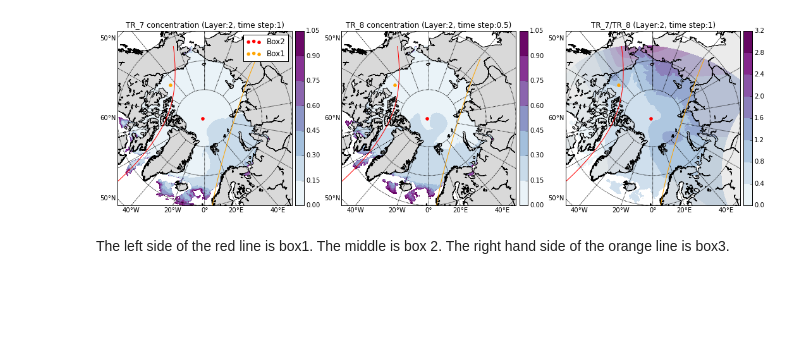
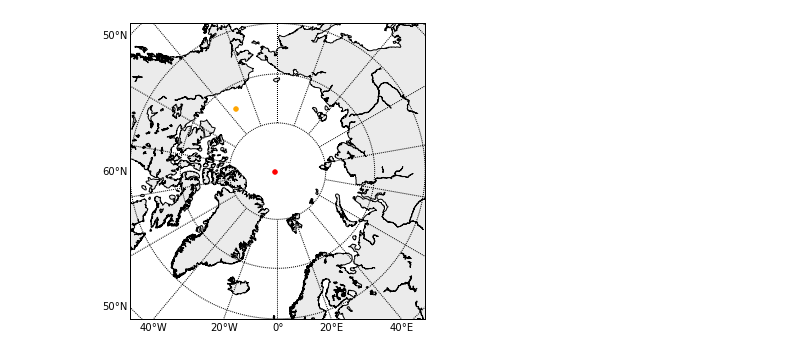
Before and after one commit to xiaoxiny/assignment, a Jupyter notebook: Horizontal-profile(ANHA_ini. cond.).ipynb, the cells around one changed output. Cells and saved outputs as stored; diff of their text form; code cells hidden in the pictures; blank space fills up the shorter version.

```diff
--- a/Horizontal-profile(ANHA_ini. cond.).ipynb
+++ b/Horizontal-profile(ANHA_ini. cond.).ipynb
@@ -12,8 +12,7 @@ import types
 from mpl_toolkits.basemap import cm,addcyclic,Basemap, shiftgrid
 % matplotlib inline
 
-
-nc_filename=glob.glob('/ocean/xiaoxiny/research/result_jasper/*_ptrc_T*.nc')
+nc_filename=glob.glob('*_ptrc_T*.nc')
 print("found *.nc file: \n{}".format(nc_filename))
 # %% [output]
 found *.nc file:
@@ -34,4 +20,6 @@ OrderedDict([(u'nav_lon', <netCDF4.Variable at 0x...>),
 # %%
+ptrc=nc.Dataset(nc_filename[2])
+print 'filename:%s'%nc_filename[2]
 nav_lon=ptrc.variables['nav_lon'][:]
 nav_lat=ptrc.variables['nav_lat'][:]
 TR_7=ptrc.variables['TR_7'][:]
@@ -40,19 +28,9 @@ TR_8=ptrc.variables['TR_8'][:]
 TR_7=np.ma.masked_where(TR_7<= 0, TR_7)
 TR_8=np.ma.masked_where(TR_8<= 0, TR_8)
 TR_9=np.ma.masked_where(TR_9<= 0, TR_9)
-TR_7=np.ma.masked_where(TR_7>= 1, TR_7)
-TR_8=np.ma.masked_where(TR_8>= 1, TR_8)
-TR_9=np.ma.masked_where(TR_9>= 1, TR_9)
 TR_7=np.ma.masked_where(np.isnan(TR_7),TR_7)
 TR_8=np.ma.masked_where(np.isnan(TR_8),TR_8)
 TR_9=np.ma.masked_where(np.isnan(TR_9),TR_9)
-#ice=ptrc.variables['ice_cover'][:]
-#u=ptrc.variables['uoce'][:]
-#v=ptrc.variables['voce'][:]
-#w=ptrc.variables['woce'][:]
-
-lonlim=[-180, 180]
-latlim=[-78, 89]
-print TR_7.shape
-print nav_lat.shape
+print TR_7[2,2,:,:].max()
+print TR_7[2,2,:,:].min()
 # %% [output]
@@ -81,81 +171,32 @@ masked_array(data =
 # %%
 fig = plt.figure(figsize=(18,15))
 ax = fig.add_subplot(133)
 # Some 2D arrays to plot (time,x,y)
 data=TR_7#/1e6
 data2=TR_8#/1e6
 i=0
-layer=2
+layer=25
 
 #mask data in fram strait
 #for k in range(len(nav_lon[:,0])):
 #    for j in range(len(nav_lon[0,:])):
 #        if (nav_lon[k,j]<=0) and (nav_lon[k,j]>=-20):
 #            data2[i,layer,k,j]=np.ma.masked
 #        if (nav_lon[k,j]>=0) and (nav_lon[k,j]<=20):
 #            data2[i,layer,k,j]=np.ma.masked
 #        if (nav_lon[k,j]<=0) and (nav_lon[k,j]>=-20):
 #            data[i,layer,k,j]=np.ma.masked
 #        if (nav_lon[k,j]>=0) and (nav_lon[k,j]<=20):
 #            data[i,layer,k,j]=np.ma.masked
 
 m = Basemap(projection='npstere',boundinglat=60,lon_0=-0,resolution='l')
 m.drawcoastlines()
 m.fillcontinents(color = '0.85',alpha=0.5)
 m.drawparallels(np.arange(-80.,81.,10.),labels=[1, 0, 0, 0])
 m.drawmeridians(np.arange(-180.,181.,20.),labels=[0, 0, 0, 1])
 x, y = m(nav_lon, nav_lat)
-cs=m.contourf(x,y,data[i,layer,:,:]/data2[i,layer,:,:],cmap=plt.cm.BuPu)
-plt.title('TR_7/TR_8 (Layer:%s, time step:%s)'%(layer,i+1))
-m.scatter(x[600,300],y[600,300],color='red',label='Box2')
-m.plot(x[:,183],y[:,183],color='red')
-m.plot(x[:,396],y[:,396],color='orange')
-m.scatter(x[685,170],y[685,170],color='orange',label='Box1')
-cbar = m.colorbar(cs,location='right',pad="2%")
-
-
-#fig = plt.figure(figsize=(18,15))
-ax = fig.add_subplot(131)
-m = Basemap(projection='npstere',boundinglat=60,lon_0=-0,resolution='l')
-m.drawcoastlines()
-m.fillcontinents(color = '0.85')
-m.drawparallels(np.arange(-80.,81.,10.),labels=[1, 0, 0, 0])
-m.drawmeridians(np.arange(-180.,181.,20.),labels=[0, 0, 0, 1])
-x, y = m(nav_lon, nav_lat)
-#cs=m.contourf(x,y,ice[i,:,:],cmap=plt.cm.bone)
-cs=m.contourf(x,y,data[i,layer,:,:],cmap=plt.cm.BuPu)
-cbar = m.colorbar(cs,location='right',pad="2%")
-m.scatter(x[600,300],y[600,300],color='red',label='Box2')
-m.plot(x[:,183],y[:,183],color='red')
-m.plot(x[:,396],y[:,396],color='orange')
-m.scatter(x[685,170],y[685,170],color='orange',label='Box1')
-plt.legend()
-plt.title('TR_7 concentration (Layer:%s, time step:%s)'%(layer,i+1))
-
-
-#fig = plt.figure(figsize=(18,15))
-ax = fig.add_subplot(132)
-m = Basemap(projection='npstere',boundinglat=60,lon_0=0,resolution='l')
-m.drawcoastlines()
-m.fillcontinents(color = '0.85')
-m.drawparallels(np.arange(-90.,90.,10.),labels=[1, 0, 0, 0])
-m.drawmeridians(np.arange(-180.,180.,20.),labels=[0, 0, 0, 1],zorder=3)
-x, y = m(nav_lon, nav_lat)
-
-cs=m.contourf(x,y,data2[i,layer,:,:],cmap=plt.cm.BuPu)
-cbar = m.colorbar(cs,location='right',pad="2%")
-m.scatter(x[600,300],y[600,300],color='red',label='Box2')
-m.plot(x[:,183],y[:,183],color='red')
-m.plot(x[:,396],y[:,396],color='orange')
-m.scatter(x[685,170],y[685,170],color='orange',label='Box1')
-plt.title('TR_8 concentration (Layer:%s, time step:%s)'%(layer,i+0.5))
-#Q=m.quiver(x, y, u[i,layer,:,:], v[i,layer,:,:],scale=0.8)
-  #smaller the number, longer the line
-#Qlabel=plt.quiverkey(Q, 0.15, 0.1, 0.03, '0.03 m/s', labelpos='N') # width, height, scale, label, position
-#ax.set_title('currents (Layer=95m, Time=1)', fontsize=12)
-
-pl.show()
+m.scatter(x[600,300],y[600,300],color='red')
+m.scatter(x[700,200],y[700,200],color='orange')
+plt.show()
 # %% [output]
-[figure, old version]
+[figure, new version]
-# %% [markdown]
-The left side of the red line is box1. The middle is box 2. The right hand side of the orange line is box3.
```
Also changed, not shown: parts of 15 cells of this notebook.
